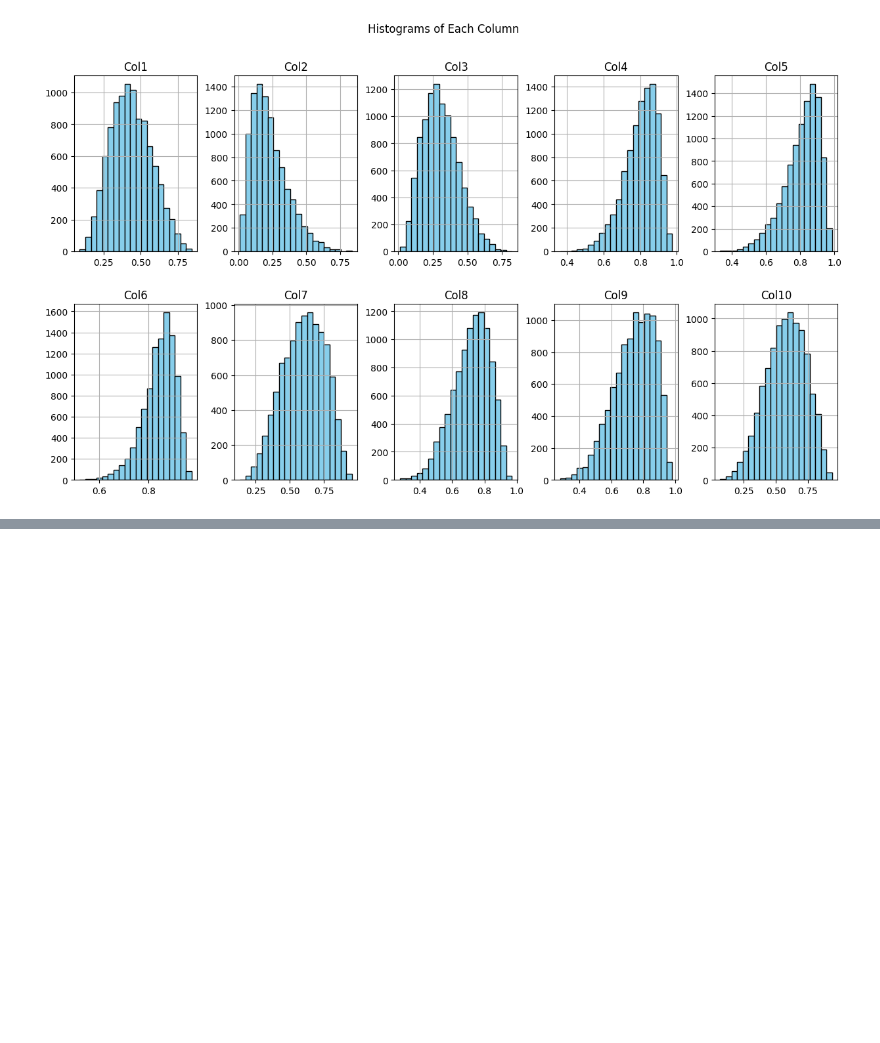
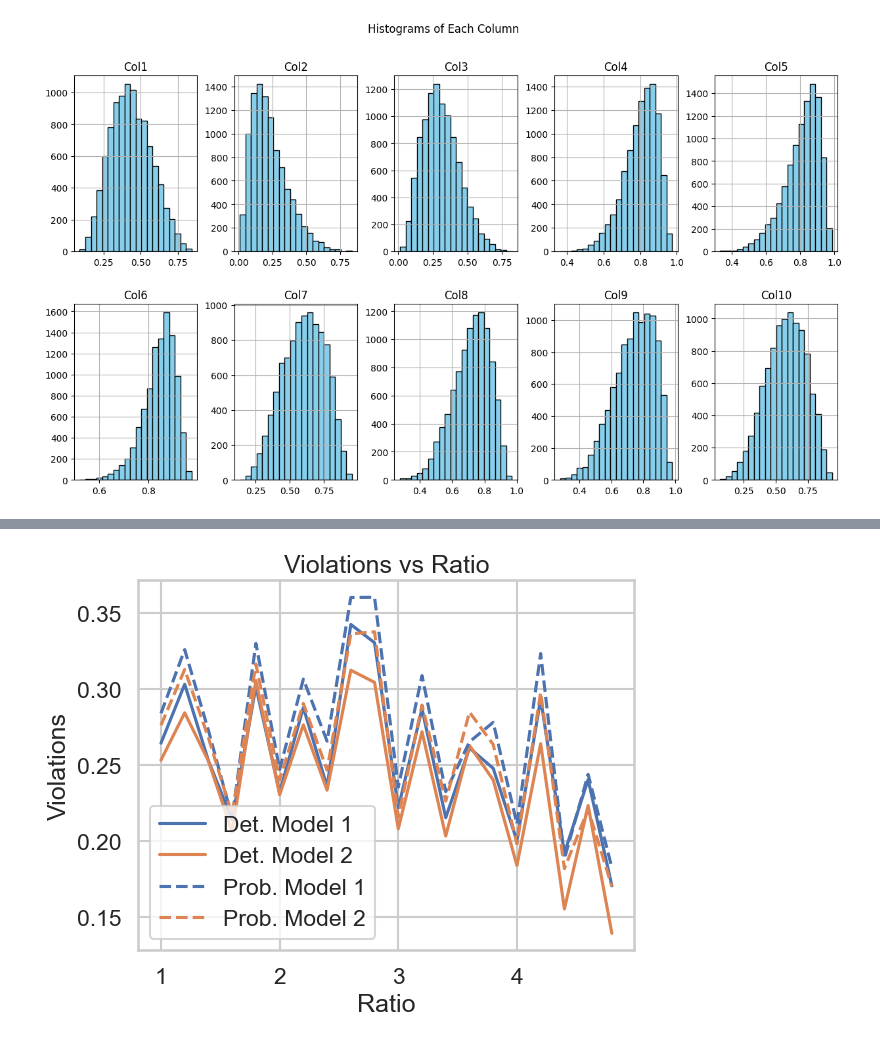
Before and after one commit to mikl123/DRL_DGM, a Jupyter notebook: generated_data_vis.ipynb, the cells around one changed output, grey strips where cells are left out. Saved outputs shown, nothing was run; the diff lists cells and outputs as text; code cells hidden in the pictures; blank space fills up the shorter version.

```diff
--- a/generated_data_vis.ipynb
+++ b/generated_data_vis.ipynb
@@ -411,0 +419,7 @@ plt.show()
+# %%
+import pandas as pd
+data_det = pd.read_csv("/Users/mihajlobulesnij/Documents/system/RAI/project/DRL_DGM/model_results/model_evaluation_results_pretrain_deterministic.csv")
+data_dis = pd.read_csv("/Users/mihajlobulesnij/Documents/system/RAI/project/DRL_DGM/model_results/model_evaluation_results_pretrain.csv")
+# %%
+data_det["ratio"] = data_det["constraint_path"].apply(lambda x :float(x.split("/")[-1].split("_")[1][1:]))
+data_dis["ratio"] = data_dis["constraint_path"].apply(lambda x :float(x.split("/")[-1].split("_")[1][1:]))
@@ -411,0 +464,18 @@ plt.show()
+# %%
+grouped_det = data_det.groupby("ratio")[["model_1_violation", "model_2_violation"]].mean()
+grouped_dis = data_dis.groupby("ratio")[["model_1_violation", "model_2_violation"]].mean()
+
+plt.plot(grouped_det.index, grouped_det["model_1_violation"], label="Det. Model 1", color="C0")
+plt.plot(grouped_det.index, grouped_det["model_2_violation"], label="Det. Model 2", color="C1")
+
+plt.plot(grouped_dis.index, grouped_dis["model_1_violation"], label="Prob. Model 1", linestyle="--", color="C0")
+plt.plot(grouped_dis.index, grouped_dis["model_2_violation"], label="Prob. Model 2", linestyle="--" , color="C1")
+
+plt.xlabel("Ratio")
+plt.ylabel("Violations")
+plt.title("Violations vs Ratio")
+plt.legend()
+plt.grid(True)
+plt.show()
+# %% [output]
+[figure, added]
```
Also changed, not shown: parts of 34 cells of this notebook, 23 other files.
